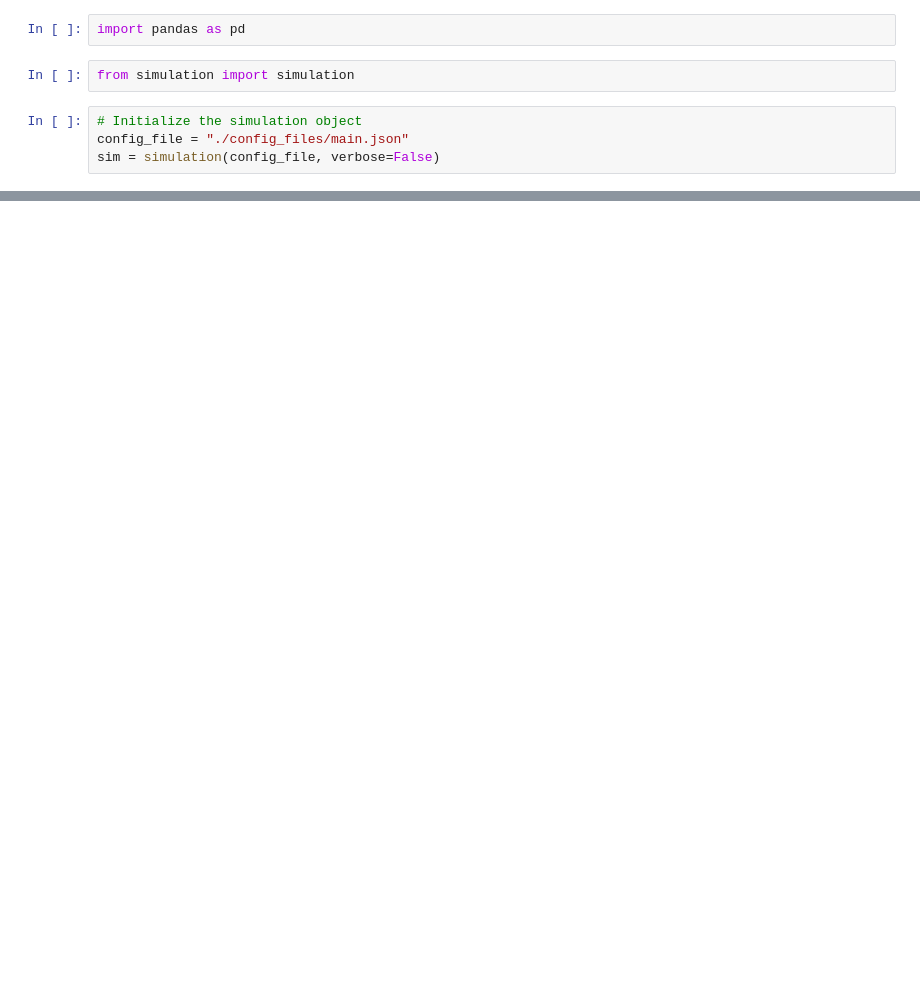
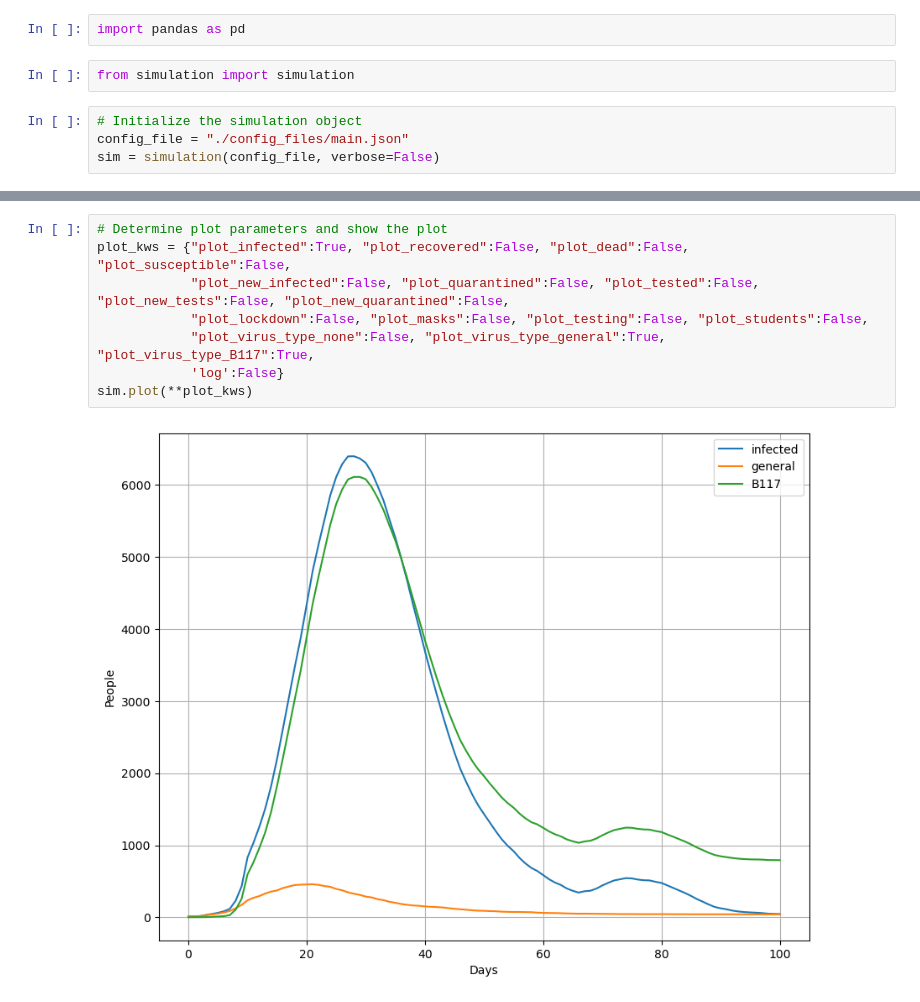
Before and after one commit to Queens-Physics/quaboom, a Jupyter notebook: RunEpidemicPlot.ipynb, the cells around one changed output, grey strips where cells are left out. Cells and saved outputs as stored; diff of their text form; blank space fills up the shorter version.

```diff
--- a/RunEpidemicPlot.ipynb
+++ b/RunEpidemicPlot.ipynb
@@ -45,3 +51,13 @@ sim.plot(**plot_kws)
+# %%
+# Determine plot parameters and show the plot
+plot_kws = {"plot_infected":True, "plot_recovered":False, "plot_dead":False, "plot_susceptible":False,
+            "plot_new_infected":False, "plot_quarantined":False, "plot_tested":False, "plot_new_tests":False, "plot_new_quarantined":False,
+            "plot_lockdown":False, "plot_masks":False, "plot_testing":False, "plot_students":False,
+            "plot_virus_type_none":False, "plot_virus_type_general":True, "plot_virus_type_B117":True,
+            'log':False}
+sim.plot(**plot_kws)
+# %% [output]
+[figure, added]
 # %%
 # Example of how to access the raw data and convert to a pandas DataFrame.
 raw_data = sim.get_arrays()
```
Also changed, not shown: parts of 4 cells of this notebook, 3 other files.
